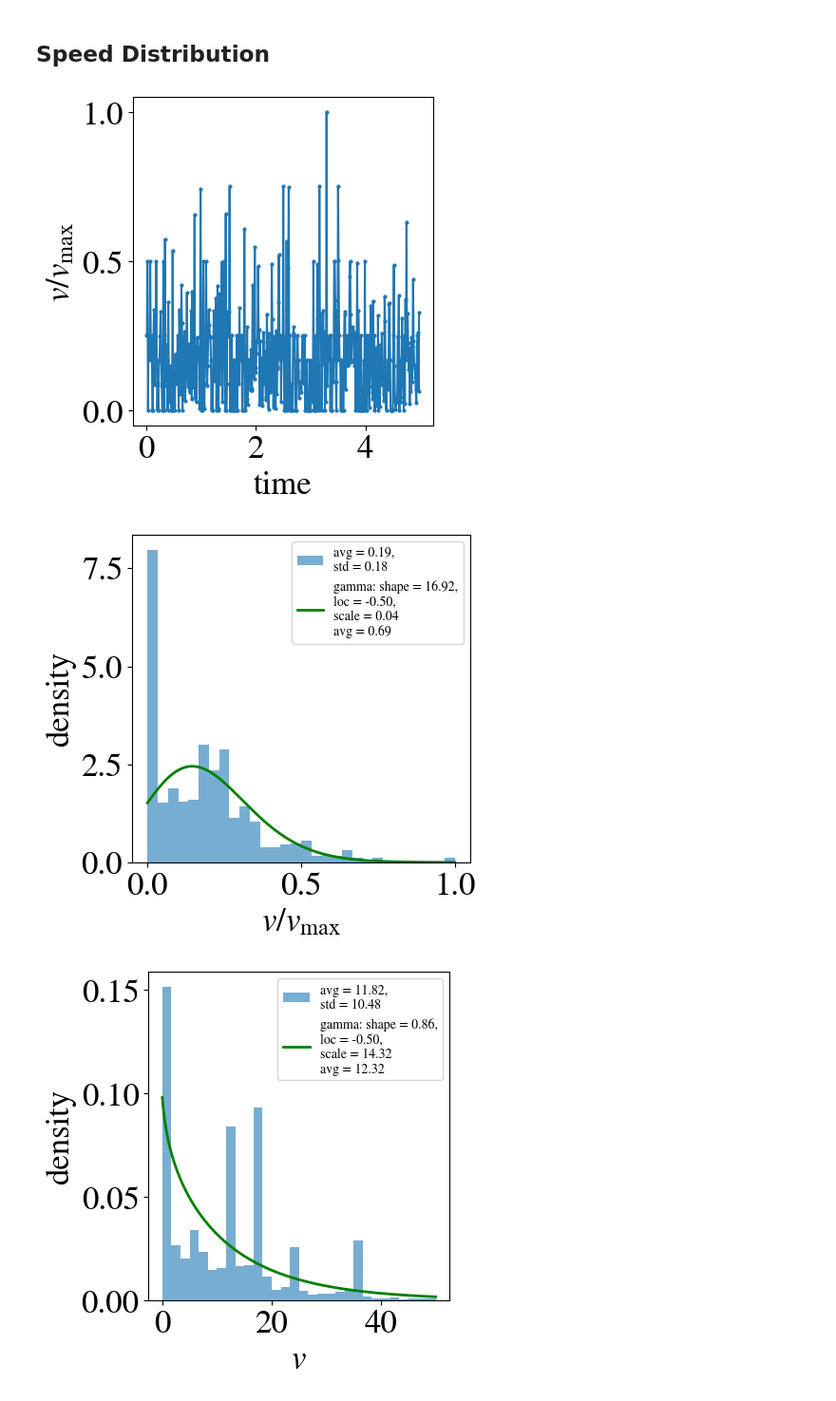
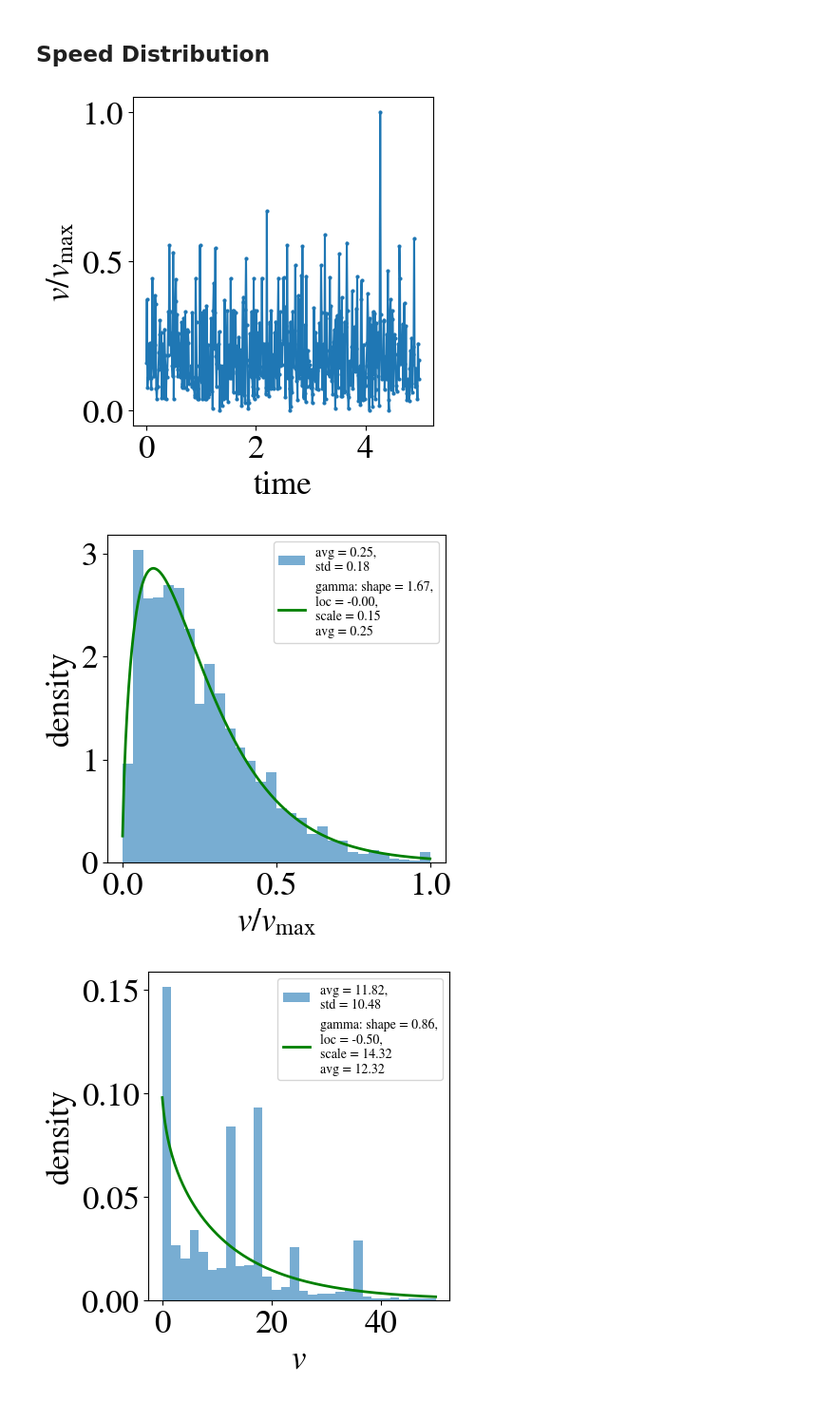
Before and after one commit to jannesantana/bacteria, a Jupyter notebook: 2d_model/rod_shaped/rods_tw_analysis.ipynb, the cells around one changed output. Shown: that part at 95% size. Drawn from its saved outputs; the diff is of its cells as text; code cells hidden in the pictures.

```diff
--- a/2d_model/rod_shaped/rods_tw_analysis.ipynb
+++ b/2d_model/rod_shaped/rods_tw_analysis.ipynb
@@ -158,25 +158,29 @@ def nematic_OP(Theta):
 # %%
 box=50
 cutoff=4
-Nparticles=600
+Nparticles=500
 T=5000
 Dt=0.01
 rod_length=2
 rod_radius=0.2
 khardcore=0
 kspring=3
-rate=0.1
+rate=0.3
 lo=5
 kalign=11
 
 folder_name=f"Dt_{Dt}_Nparticles_{Nparticles}_T_{T}_box_{box}_cutoff_{cutoff}_kalign_{kalign}_khardcore_{khardcore}_kspring_{kspring}_lo_{lo}_rate_{rate}_rod_length_{rod_length}_rod_radius_{rod_radius}"
 positions_file = f"{folder_name}/particle_positions_{folder_name}.dat"
 squared_disp_file = f"{folder_name}/squared_disp_{folder_name}.dat"
+mv_not_mov_file = f"{folder_name}/moving_not_moving_{folder_name}.dat"
 
 X,Y,Theta_b,Theta_p = np.loadtxt(positions_file, unpack=True)
+Mv_not_mv = np.loadtxt(mv_not_mov_file,unpack=True)
 Steps = len(X)//Nparticles
 X = X.reshape((Steps, Nparticles))
 Y = Y.reshape((Steps, Nparticles))
+Mv_not_mv = Mv_not_mv.reshape((T,Nparticles))
+
 Theta_b = Theta_b.reshape((Steps,Nparticles))
 
 Theta_p = Theta_p.reshape((Steps,Nparticles))
@@ -229,7 +233,7 @@ plt.ylabel(r'$v/v_{\text{max}}$')
 plt.plot(np.arange(0,Steps-1)*Dt,V_normalized[:,3],lw=1.5,marker='o',ms=2)
 plt.show()
 # %% [output]
-[figure, old version]
+[figure, new version]
 # %%
 from scipy.optimize import curve_fit
 
@@ -238,35 +242,35 @@ def exp(x,a,b):
 # %%
 from scipy.stats import gamma
 
 """
 fit gamma distribution to normalized by max speed in trajectories
 """
 speeds = np.hstack(V_normalized)
 mask = (speeds >= 0) & (speeds <= box)
 speeds = speeds[mask]
 hist,bins_edges = np.histogram(speeds,bins=40,density=True)
 bin_centers = 0.5*(bins_edges[1:] + bins_edges[:-1])
 
-params = gamma.fit(speeds,floc=-0.5,scale=np.mean(speeds))
+params = gamma.fit(speeds,floc=-0.001,scale=np.mean(speeds))
 shape,loc, scale = params
 x = np.linspace(0,max(speeds),200)
 params1 = curve_fit(exp,bin_centers,hist)
 a,b = params1[0]
 # max_phys_speed = 200
 # cut_speeds = speeds[speeds < max_phys_speed]
 plt.figure(figsize=(5,5),layout = 'tight')
 plt.hist(speeds,bins=30,label=f'avg = {speeds.mean():.2f},\nstd = {speeds.std():.2f}',alpha=0.6,density=True)
 # plt.plot(x, exp(x,*params1[0]), 'r-', lw=2, label=f'exp: 1/a = {1/a:.2f},\n1/b = {1/b:.2f}')
 # plt.plot(x, gamma.pdf(x, 1,0,speeds.mean()), 'g-', lw=2, label=f'gamma: shape = {shape:.2f},\nloc = {loc:.2f},\nscale = {scale:.2f}\navg = {shape*scale:.2f}')
 plt.plot(x, gamma.pdf(x, shape,loc,scale), 'g-', lw=2, label=f'gamma: shape = {shape:.2f},\nloc = {loc:.2f},\nscale = {scale:.2f}\navg = {shape*scale:.2f}')
 
 # plt.semilogy()
 plt.legend(fontsize=10)
 plt.xlabel(r'$v/v_{\text{max}}$')
 plt.ylabel('density')
 plt.show()
 # %% [output]
-[figure, old version]
+[figure, new version]
 # %%
 from scipy.stats import gamma
 
```
Also changed, not shown: parts of 10 cells of this notebook, 23 other files.
